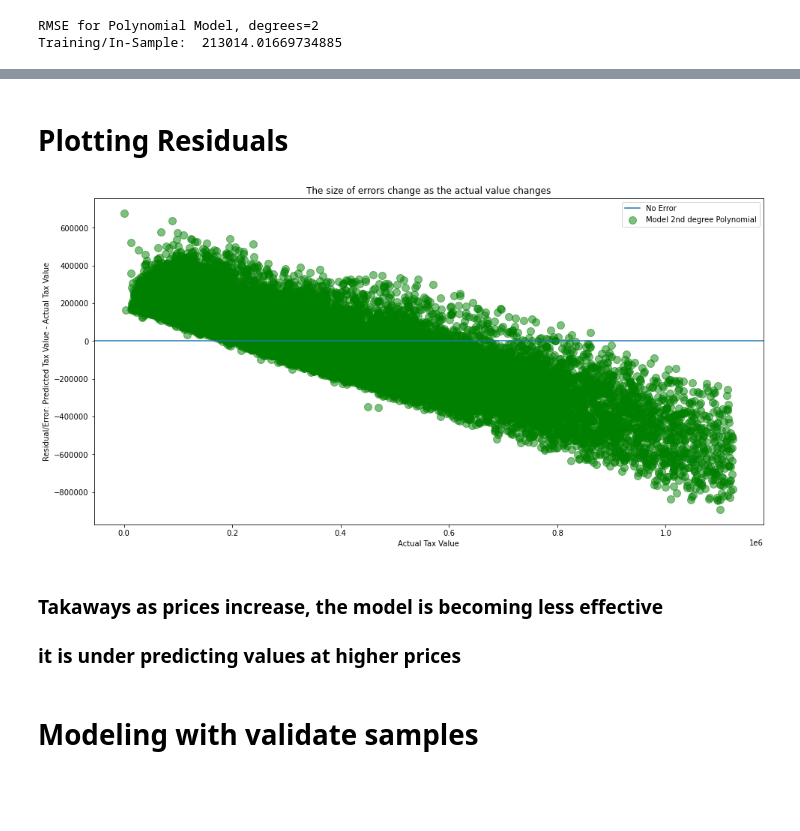
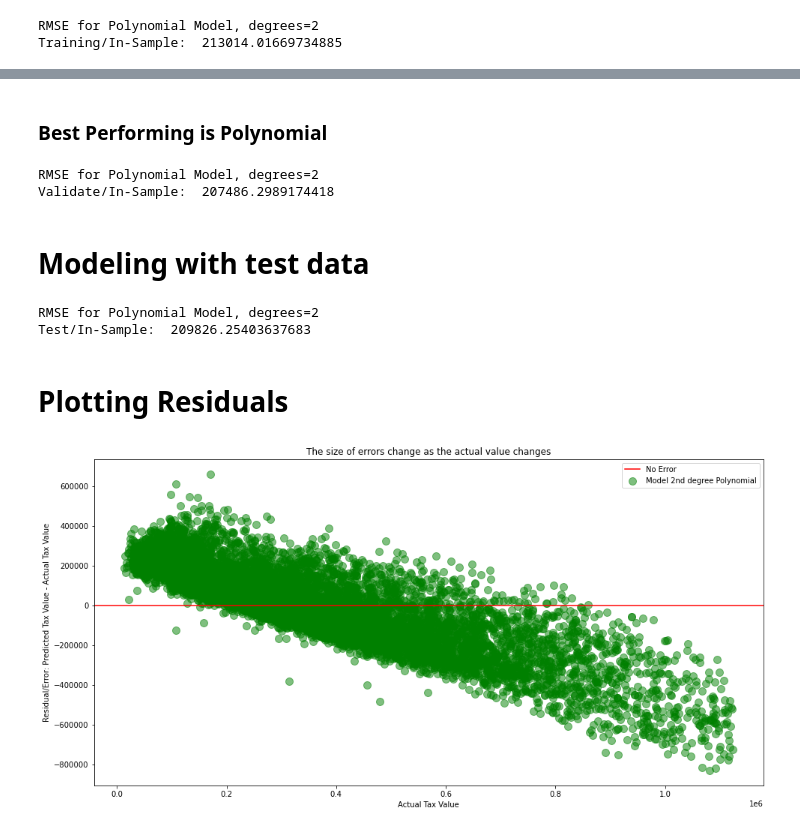
Before and after one commit to PGuajardo/Regression-Project, a Jupyter notebook: zillow_report.ipynb, the cells around one changed output, grey strips where cells are left out. Drawn from its saved outputs; the diff is of its cells as text; code cells hidden in the pictures; blank space fills up the shorter version.

```diff
--- a/zillow_report.ipynb
+++ b/zillow_report.ipynb
@@ -531,26 +543,67 @@ plt.show()
+# %% [markdown]
+### Best Performing is Polynomial
+# %%
+# make the polynomial features to get a new set of features
+pf = PolynomialFeatures(degree=2)
+
+# fit and transform X_train_scaled
+X_validate_degree2 = pf.fit_transform(x_validate_scaled)
+
+# create the model object
+lm2 = LinearRegression(normalize=True)
+
+# fit the model to our validate data.
+# since we have converted it to a dataframe from a series!
+lm2.fit(X_validate_degree2, y_validate.tax_value)
+
+# predict train
+y_validate['tax_pred_lm2'] = lm2.predict(X_validate_degree2)
+
+# evaluate: rmse
+rmse_validate_poly = mean_squared_error(y_validate.tax_value, y_validate.tax_pred_lm2)**(1/2)
+
+print("RMSE for Polynomial Model, degrees=2\nValidate/In-Sample: ", rmse_validate_poly)
+# %% [output]
+RMSE for Polynomial Model, degrees=2
+Validate/In-Sample:  207486.2989174418
+# %% [markdown]
+# Modeling with test data
+# %%
+# make the polynomial features to get a new set of features
+pf = PolynomialFeatures(degree=2)
+
+# fit and transform X_test_scaled
+X_test_degree2 = pf.fit_transform(x_test_scaled)
+
+# create the model object
+lm2 = LinearRegression(normalize=True)
+
+# fit the model to our test data. We must specify the column in y_test,
+# since we have converted it to a dataframe from a series!
+lm2.fit(X_test_degree2, y_test.tax_value)
+
+# predict train
+y_test['tax_pred_lm2'] = lm2.predict(X_test_degree2)
+
+# evaluate: rmse
+rmse_test_poly = mean_squared_error(y_test.tax_value, y_test.tax_pred_lm2)**(1/2)
+
+print("RMSE for Polynomial Model, degrees=2\nTest/In-Sample: ", rmse_test_poly)
+# %% [output]
+RMSE for Polynomial Model, degrees=2
+Test/In-Sample:  209826.25403637683
 # %% [markdown]
 # Plotting Residuals
 # %%
-# y_validate.head()
 plt.figure(figsize=(16,8))
-plt.axhline(label="No Error")
-#plt.scatter(y_train.tax_value, y_train.tax_pred_lm - y_train.tax_value,
-#            alpha=.5, color="red", s=100, label="Model: LinearRegression")
-#plt.scatter(y_train.tax_value, y_train.tax_pred_lars - y_train.tax_value,
-#            alpha=.5, color="yellow", s=100, label="Model: Lars")
-plt.scatter(y_train.tax_value, y_train.tax_pred_lm2 - y_train.tax_value,
+plt.axhline(label="No Error", color = 'red')
+
+plt.scatter(y_test.tax_value, y_test.tax_pred_lm2 - y_test.tax_value,
             alpha=.5, color="green", s=100, label="Model 2nd degree Polynomial")
 plt.legend()
 plt.xlabel("Actual Tax Value")
 plt.ylabel("Residual/Error: Predicted Tax Value - Actual Tax Value")
 plt.title("The size of errors change as the actual value changes")
-#plt.annotate("The polynomial model appears to overreact to noise", (2.0, -10))
-#plt.annotate("The OLS model (LinearRegression)\n appears to be most consistent", (15.5, 3))
 plt.show()
 # %% [output]
-[figure, old version]
+[figure, new version]
-# %% [markdown]
-### Takaways as prices increase, the model is becoming less effective
-### it is under predicting values at higher prices
-# %% [markdown]
-# Modeling with validate samples
```
Also changed, not shown: parts of 94 cells of this notebook, 1 other file.
